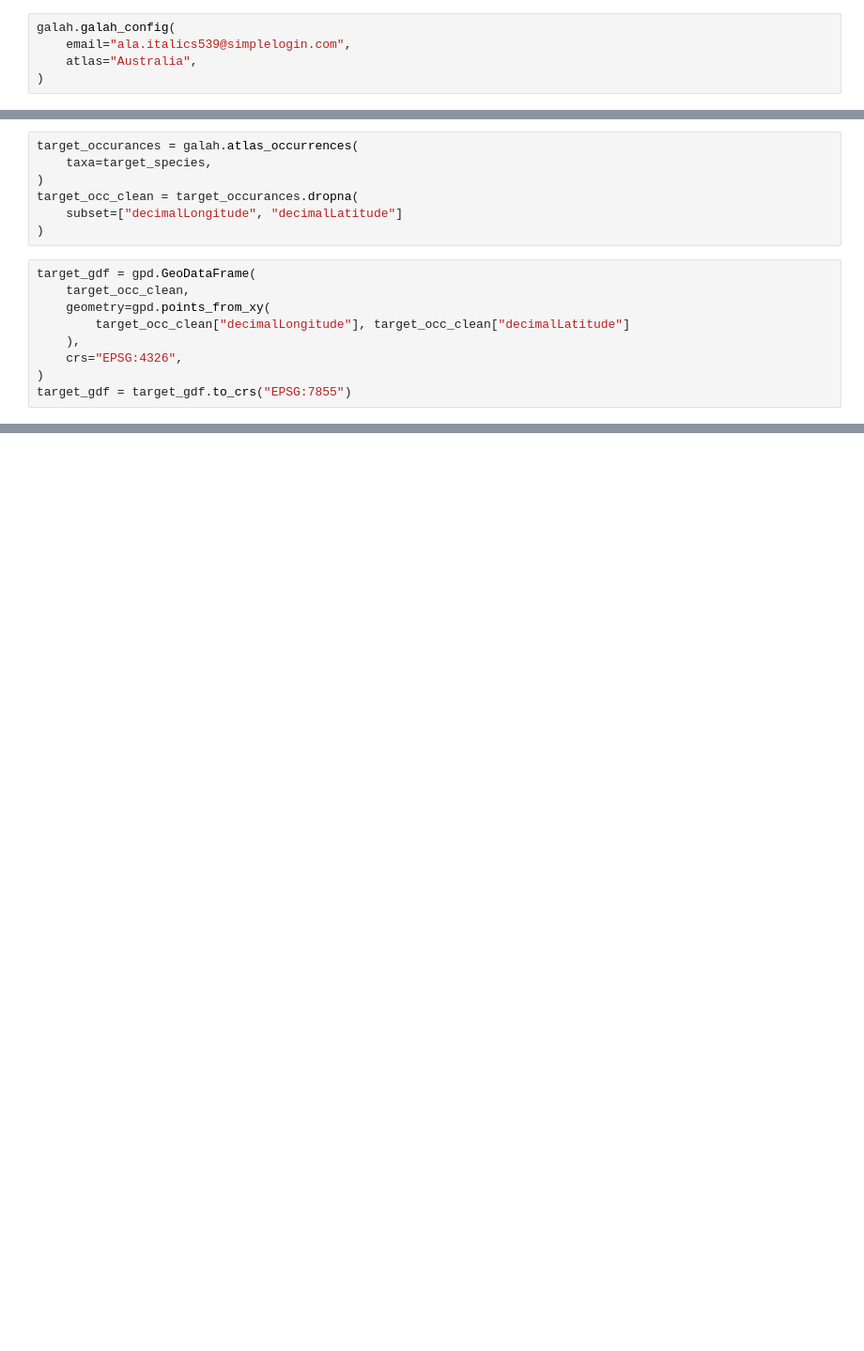
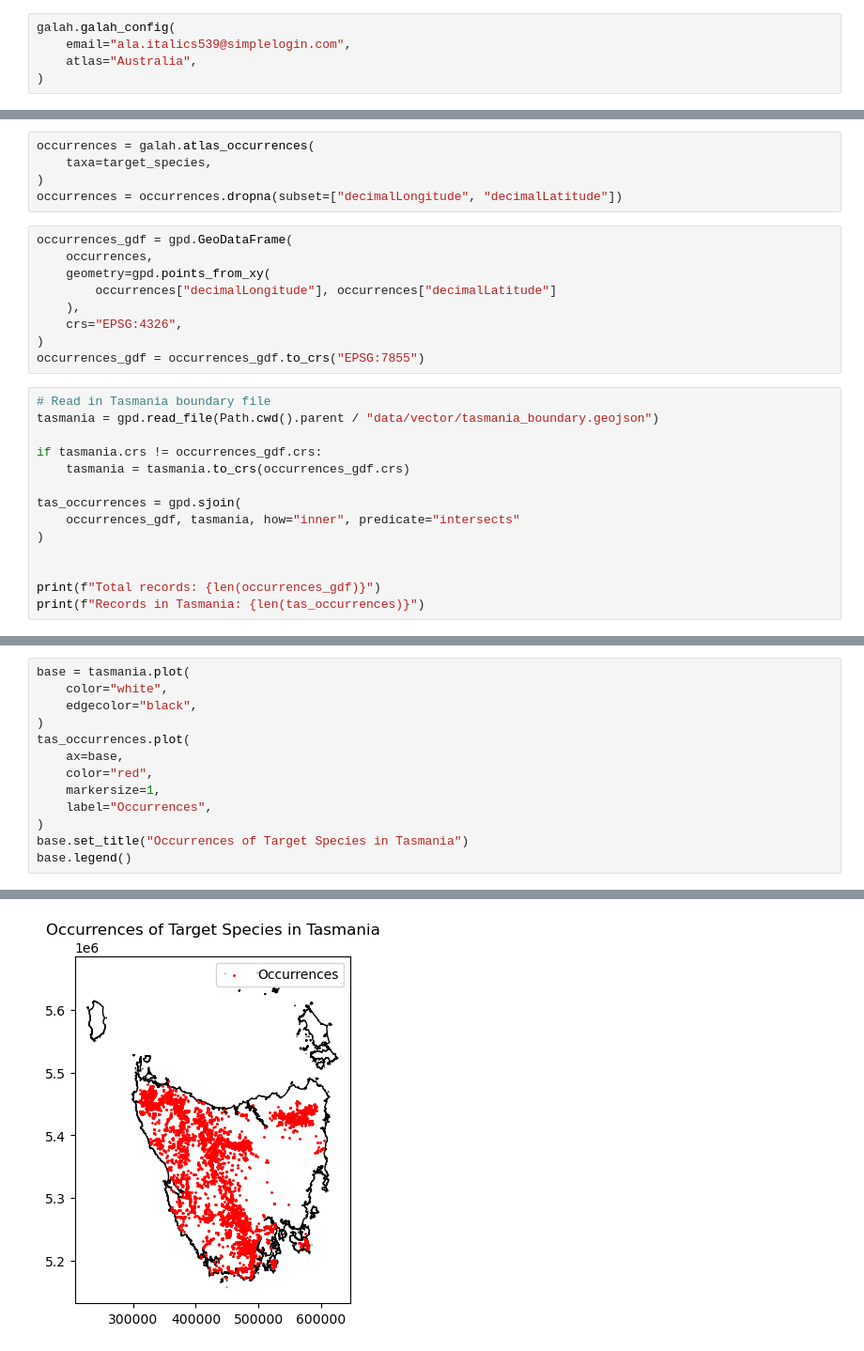
Before and after one commit to peterwjacko/tassie-trees-research-plan, a Jupyter notebook: notebooks/ala_occurances.ipynb, the cells around one changed output, grey strips where cells are left out. Shown: that part at 94% size. Cells and saved outputs as stored; diff of their text form; blank space fills up the shorter version.

```diff
--- a/notebooks/ala_occurances.ipynb
+++ b/notebooks/ala_occurances.ipynb
@@ -25,16 +28,28 @@ galah.search_taxa(taxa=target_species)
 # %%
-target_occurances = galah.atlas_occurrences(
+occurrences = galah.atlas_occurrences(
     taxa=target_species,
 )
-target_occ_clean = target_occurances.dropna(
-    subset=["decimalLongitude", "decimalLatitude"]
-)
+occurrences = occurrences.dropna(subset=["decimalLongitude", "decimalLatitude"])
 # %%
-target_gdf = gpd.GeoDataFrame(
-    target_occ_clean,
+occurrences_gdf = gpd.GeoDataFrame(
+    occurrences,
     geometry=gpd.points_from_xy(
-        target_occ_clean["decimalLongitude"], target_occ_clean["decimalLatitude"]
+        occurrences["decimalLongitude"], occurrences["decimalLatitude"]
     ),
     crs="EPSG:4326",
 )
-target_gdf = target_gdf.to_crs("EPSG:7855")
+occurrences_gdf = occurrences_gdf.to_crs("EPSG:7855")
+# %%
+# Read in Tasmania boundary file
+tasmania = gpd.read_file(Path.cwd().parent / "data/vector/tasmania_boundary.geojson")
+
+if tasmania.crs != occurrences_gdf.crs:
+    tasmania = tasmania.to_crs(occurrences_gdf.crs)
+
+tas_occurrences = gpd.sjoin(
+    occurrences_gdf, tasmania, how="inner", predicate="intersects"
+)
+
+
+print(f"Total records: {len(occurrences_gdf)}")
+print(f"Records in Tasmania: {len(tas_occurrences)}")
@@ -40,0 +59,14 @@ target_gdf = target_gdf.to_crs("EPSG:7855")
+# %%
+base = tasmania.plot(
+    color="white",
+    edgecolor="black",
+)
+tas_occurrences.plot(
+    ax=base,
+    color="red",
+    markersize=1,
+    label="Occurrences",
+)
+base.set_title("Occurrences of Target Species in Tasmania")
+base.legend()
+# %% [output]
@@ -41 +74,2 @@ target_gdf = target_gdf.to_crs("EPSG:7855")
+[figure, added]
 # %%
```
Also changed, not shown: parts of 5 cells of this notebook.
